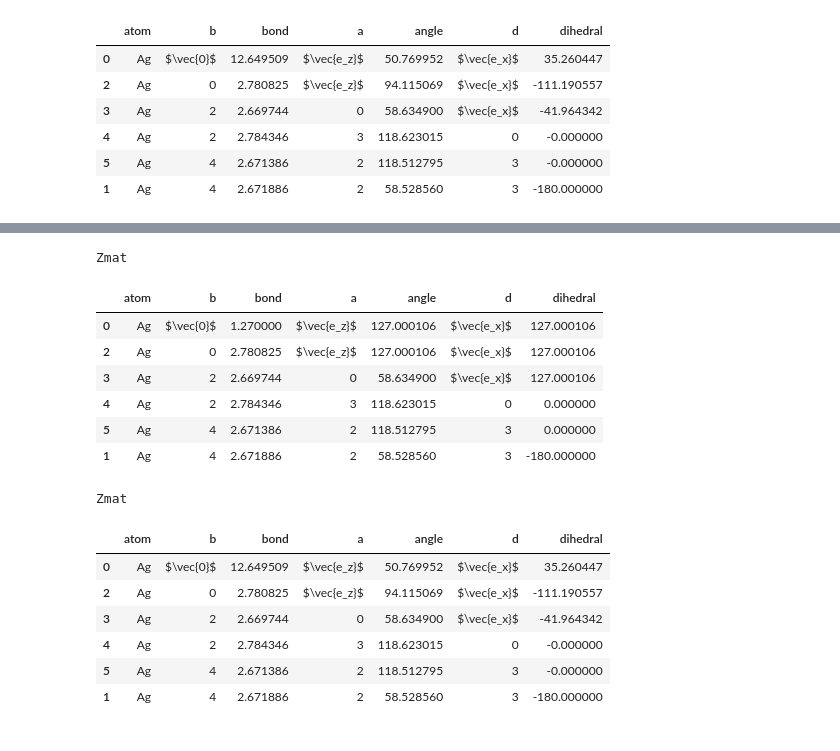
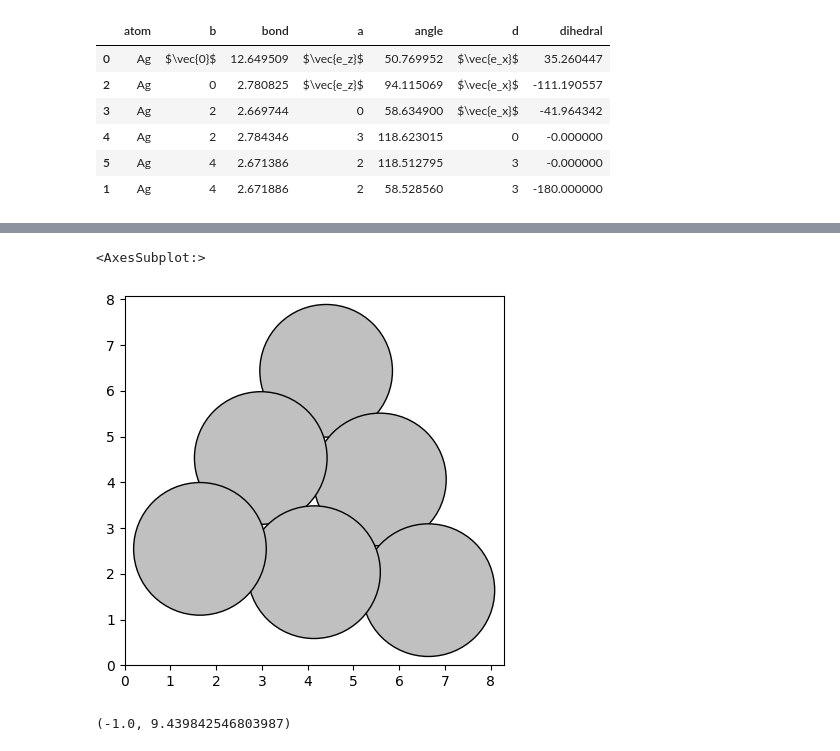
Before and after one commit to anacmolina/ML-DFT, a Jupyter notebook: notebooks/14 - all change of variables with Coordinates_mapping.ipynb, the cells around one changed output, grey strips where cells are left out. Saved outputs shown, nothing was run; the diff lists cells and outputs as text; code cells hidden in the pictures.

```diff
--- a/notebooks/14 - all change of variables with Coordinates_mapping.ipynb
+++ b/notebooks/14 - all change of variables with Coordinates_mapping.ipynb
@@ -48,23 +112,10 @@ array([ 2.78082505,  2.66974442,  2.78434571,  2.67138608,  2.67188589,
+# %%
+ag6_centered = coord_mapping.reorient_and_center_molecule(ag6)
+plot_atoms(ag6_centered)
+# %% [output]
+<AxesSubplot:>
+[figure, added]
 # %%
-coord_mapping._build_zmat_matrix_from_zmat(zmat)
+coord_mapping.logdetjac_zmat_to_xyz(zmat)
 # %% [output]
-Zmat
+(-1.0, 9.439842546803987)
-|  | atom | b | bond | a | angle | d | dihedral |
-| 0 | Ag | $\vec{0}$ | 1.270000 | $\vec{e_z}$ | 127.000106 | $\vec{e_x}$ | 127.000106 |
-| 2 | Ag | 0 | 2.780825 | $\vec{e_z}$ | 127.000106 | $\vec{e_x}$ | 127.000106 |
-| 3 | Ag | 2 | 2.669744 | 0 | 58.634900 | $\vec{e_x}$ | 127.000106 |
-| 4 | Ag | 2 | 2.784346 | 3 | 118.623015 | 0 | 0.000000 |
-| 5 | Ag | 4 | 2.671386 | 2 | 118.512795 | 3 | 0.000000 |
-| 1 | Ag | 4 | 2.671886 | 2 | 58.528560 | 3 | -180.000000 |
-# %%
-zmat_matrix = coord_mapping._get_zmat_matrix_from_molecule(ag6)
-zmat_matrix
-# %% [output]
-Zmat
-|  | atom | b | bond | a | angle | d | dihedral |
-| 0 | Ag | $\vec{0}$ | 12.649509 | $\vec{e_z}$ | 50.769952 | $\vec{e_x}$ | 35.260447 |
-| 2 | Ag | 0 | 2.780825 | $\vec{e_z}$ | 94.115069 | $\vec{e_x}$ | -111.190557 |
-| 3 | Ag | 2 | 2.669744 | 0 | 58.634900 | $\vec{e_x}$ | -41.964342 |
-| 4 | Ag | 2 | 2.784346 | 3 | 118.623015 | 0 | -0.000000 |
-| 5 | Ag | 4 | 2.671386 | 2 | 118.512795 | 3 | -0.000000 |
-| 1 | Ag | 4 | 2.671886 | 2 | 58.528560 | 3 | -180.000000 |
```
Also changed, not shown: parts of 30 cells of this notebook, 1 other file.
